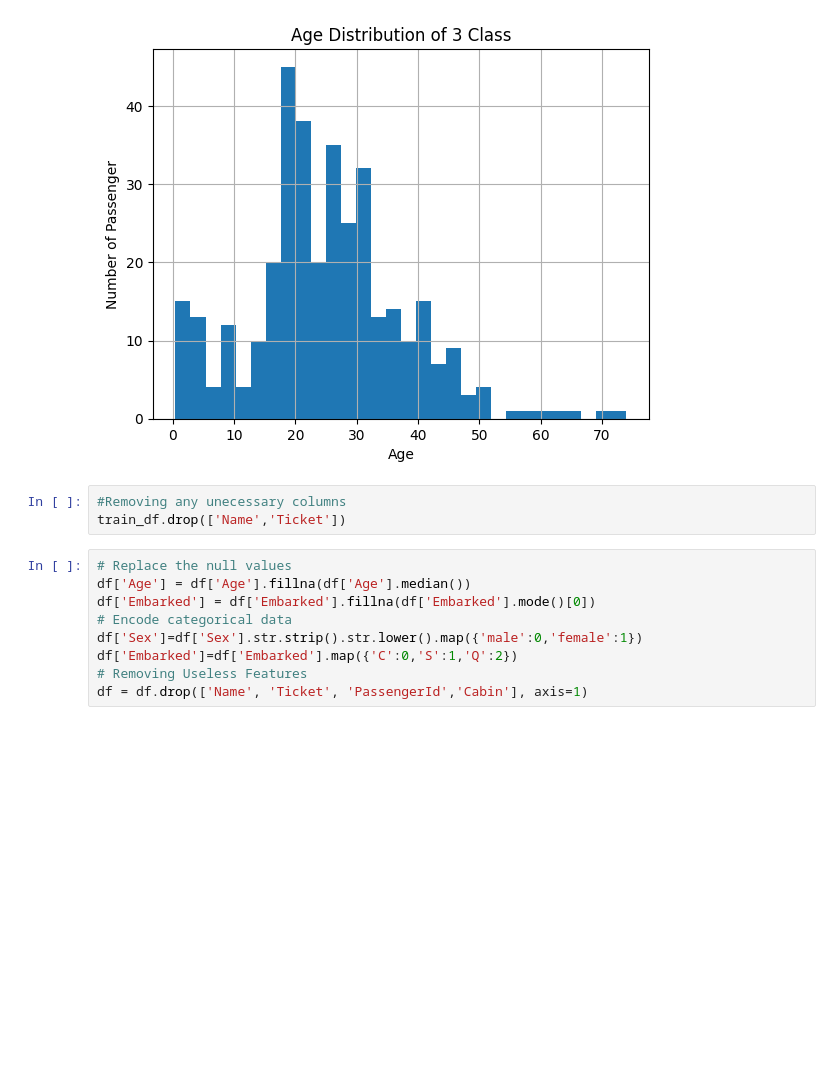
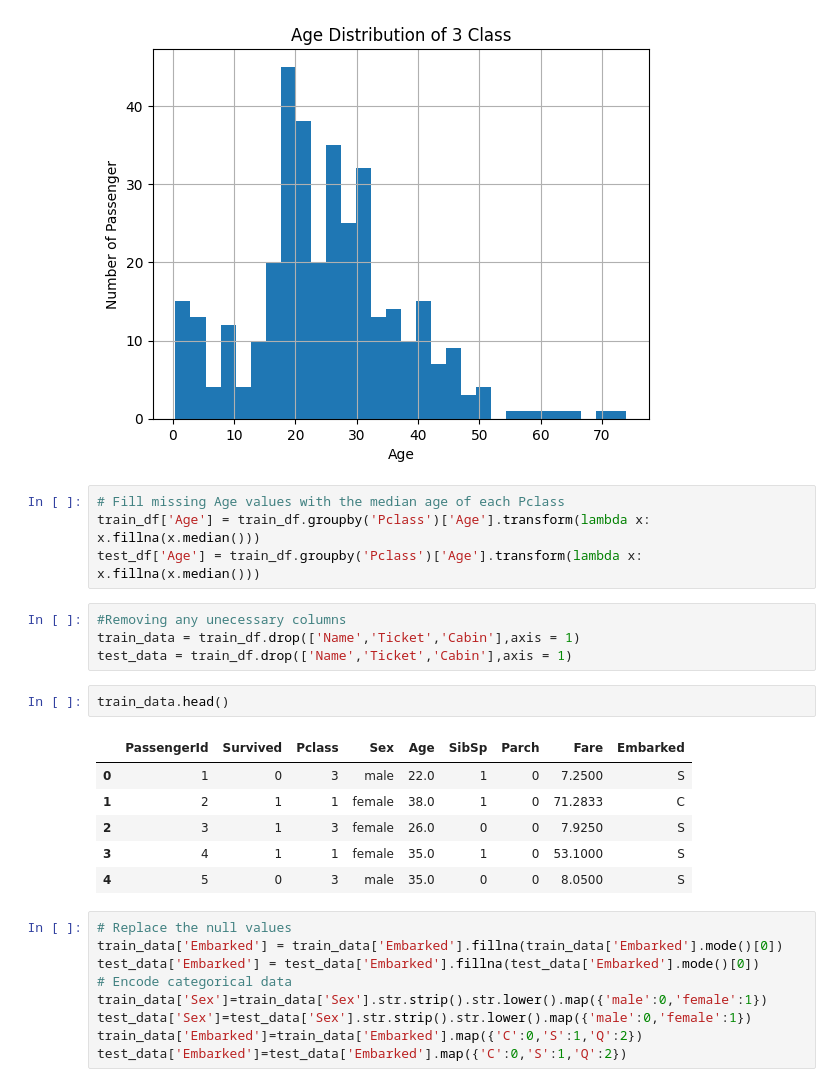
Before and after one commit to Yamm23/Learning-Macine-Learning, a Jupyter notebook: Titanic_Dataset.ipynb, the cells around one changed output. Cells and saved outputs as stored; diff of their text form; blank space fills up the shorter version.

```diff
--- a/Titanic_Dataset.ipynb
+++ b/Titanic_Dataset.ipynb
@@ -90,16 +103,30 @@ for classes in sorted(train_df['Pclass'].unique()):
 [figure]
 [figure]
 [figure]
+# %%
+# Fill missing Age values with the median age of each Pclass
+train_df['Age'] = train_df.groupby('Pclass')['Age'].transform(lambda x: x.fillna(x.median()))
+test_df['Age'] = train_df.groupby('Pclass')['Age'].transform(lambda x: x.fillna(x.median()))
 # %%
 #Removing any unecessary columns
-train_df.drop(['Name','Ticket'])
+train_data = train_df.drop(['Name','Ticket','Cabin'],axis = 1)
+test_data = train_df.drop(['Name','Ticket','Cabin'],axis = 1)
+# %%
+train_data.head()
+# %% [output]
+|  | PassengerId | Survived | Pclass | Sex | Age | SibSp | Parch | Fare | Embarked |
+| 0 | 1 | 0 | 3 | male | 22.0 | 1 | 0 | 7.2500 | S |
+| 1 | 2 | 1 | 1 | female | 38.0 | 1 | 0 | 71.2833 | C |
+| 2 | 3 | 1 | 3 | female | 26.0 | 0 | 0 | 7.9250 | S |
+| 3 | 4 | 1 | 1 | female | 35.0 | 1 | 0 | 53.1000 | S |
+| 4 | 5 | 0 | 3 | male | 35.0 | 0 | 0 | 8.0500 | S |
 # %%
 # Replace the null values
-df['Age'] = df['Age'].fillna(df['Age'].median())
-df['Embarked'] = df['Embarked'].fillna(df['Embarked'].mode()[0])
+train_data['Embarked'] = train_data['Embarked'].fillna(train_data['Embarked'].mode()[0])
+test_data['Embarked'] = test_data['Embarked'].fillna(test_data['Embarked'].mode()[0])
 # Encode categorical data
-df['Sex']=df['Sex'].str.strip().str.lower().map({'male':0,'female':1})
-df['Embarked']=df['Embarked'].map({'C':0,'S':1,'Q':2})
-# Removing Useless Features
-df = df.drop(['Name', 'Ticket', 'PassengerId','Cabin'], axis=1)
+train_data['Sex']=train_data['Sex'].str.strip().str.lower().map({'male':0,'female':1})
+test_data['Sex']=test_data['Sex'].str.strip().str.lower().map({'male':0,'female':1})
+train_data['Embarked']=train_data['Embarked'].map({'C':0,'S':1,'Q':2})
+test_data['Embarked']=test_data['Embarked'].map({'C':0,'S':1,'Q':2})
 # %%
```
Also changed, not shown: parts of 6 cells of this notebook.
